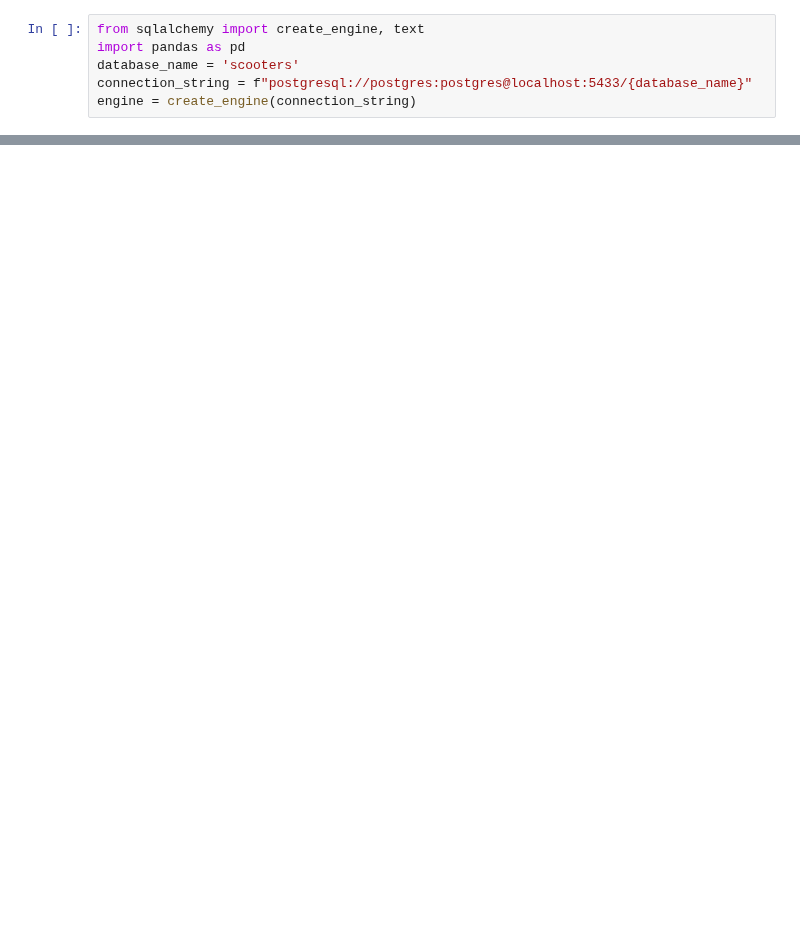
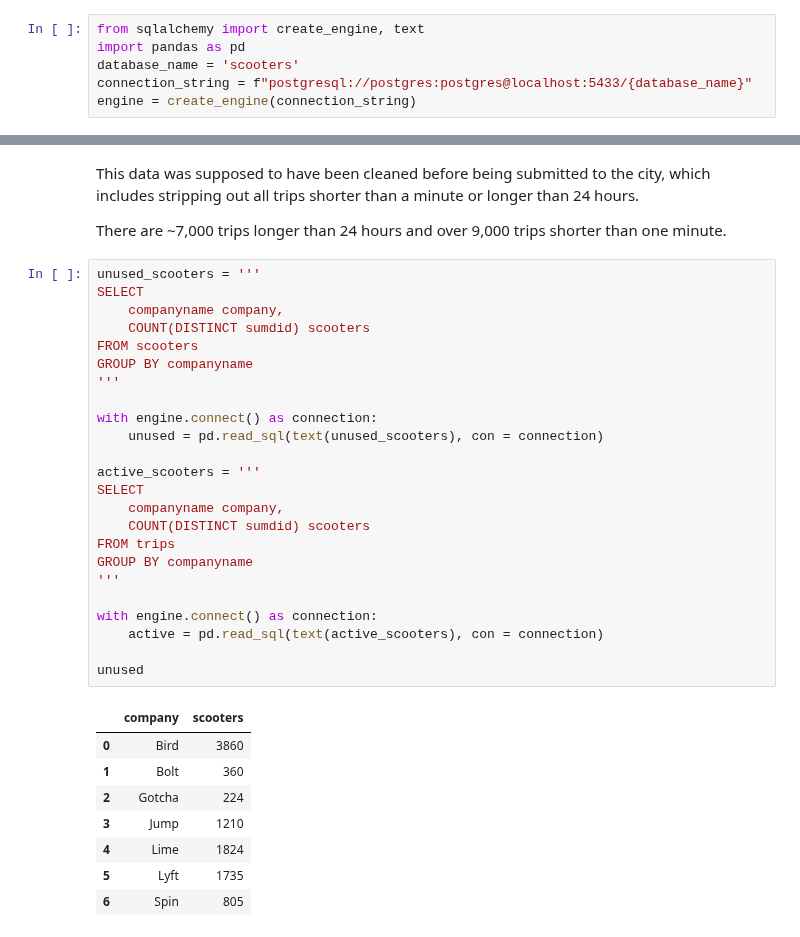
Before and after one commit to NSS-Data-Analytics-Cohort-10/scooters-group-6, a Jupyter notebook: notebooks/scooters.ipynb, the cells around one changed output, grey strips where cells are left out. Drawn from its saved outputs; the diff is of its cells as text; blank space fills up the shorter version.

Commit message:
cleaned up notebook

```diff
--- a/notebooks/scooters.ipynb
+++ b/notebooks/scooters.ipynb
@@ -87,3 +179,40 @@ result
 | 0 | Bird | 3963 |
 | 1 | Lime | 661 |
 | 2 | Lyft | 4530 |
+# %% [markdown]
+This data was supposed to have been cleaned before being submitted to the city, which includes stripping out all trips shorter than a minute or longer than 24 hours.
+
+There are ~7,000 trips longer than 24 hours and over 9,000 trips shorter than one minute.
+# %%
+unused_scooters = '''
+SELECT
+    companyname company,
+    COUNT(DISTINCT sumdid) scooters
+FROM scooters
+GROUP BY companyname
+'''
+
+with engine.connect() as connection:
+    unused = pd.read_sql(text(unused_scooters), con = connection)
+
+active_scooters = '''
+SELECT
+    companyname company,
+    COUNT(DISTINCT sumdid) scooters
+FROM trips
+GROUP BY companyname
+'''
+
+with engine.connect() as connection:
+    active = pd.read_sql(text(active_scooters), con = connection)
+
+unused
+# %% [output]
+|  | company | scooters |
+| 0 | Bird | 3860 |
+| 1 | Bolt | 360 |
+| 2 | Gotcha | 224 |
+| 3 | Jump | 1210 |
+| 4 | Lime | 1824 |
+| 5 | Lyft | 1735 |
+| 6 | Spin | 805 |
```
Also changed, not shown: parts of 16 cells of this notebook.
